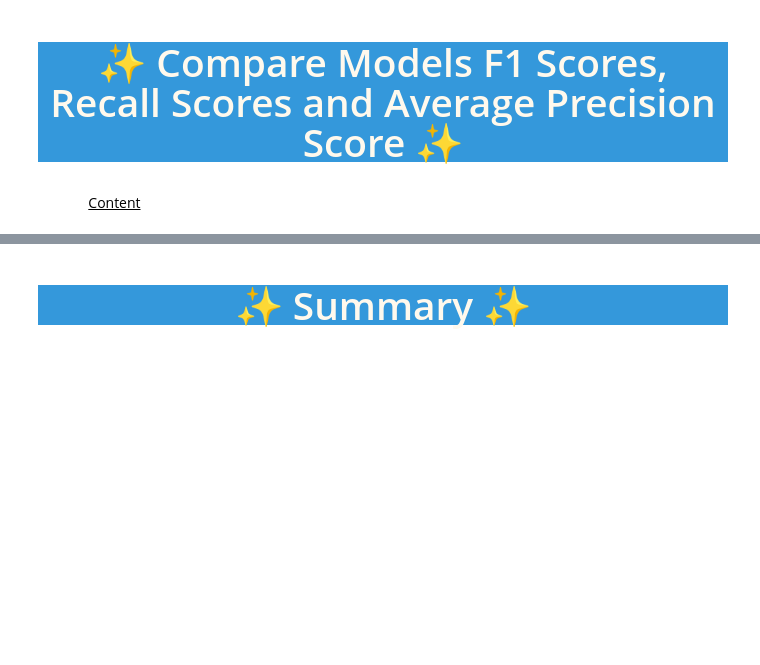
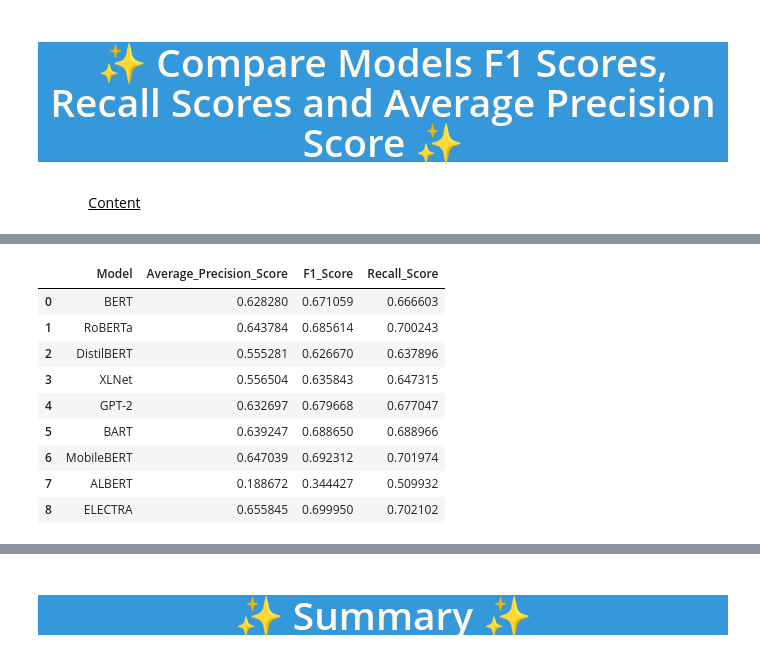
Before and after one commit to huseyincenik/nlp_natural_language_processing, a Jupyter notebook: projects/transformers_for_sentiment_classification/transformers-for-sentiment-classification-2.ipynb, the cells around one changed output, grey strips where cells are left out. Drawn from its saved outputs; the diff is of its cells as text; code cells hidden in the pictures; blank space fills up the shorter version.

Commit message:
Kaggle Notebook | 🤖Transformers for Sentiment Classification - 2📊 | Version 28

```diff
--- a/projects/transformers_for_sentiment_classification/transformers-for-sentiment-classification-2.ipynb
+++ b/projects/transformers_for_sentiment_classification/transformers-for-sentiment-classification-2.ipynb
@@ -1821,5 +2204,6 @@ print("Weighted Recall (ELECTRA):", electra_rec)
 
 [Credit](https://towardsdatascience.com/choosing-the-right-language-model-for-your-nlp-use-case-1288ef3c4929)
 # %%
-compare_1_scores =
+compare_1_scores = '/kaggle/input/transformers-1-scores/compare_1_scores.csv'
 compare_1 = pd.read_csv(compare_1_scores)
+compare_1
@@ -1833 +2233,18 @@ compare_2 = pd.DataFrame({
+# %%
+# İki DataFrame'i birleştirme
+compare = pd.concat([compare_1, compare_2], ignore_index=True)
+
+# Birleştirilmiş DataFrame'i görüntüleme
+compare
+# %% [output]
+|  | Model | Average_Precision_Score | F1_Score | Recall_Score |
+| 0 | BERT | 0.628280 | 0.671059 | 0.666603 |
+| 1 | RoBERTa | 0.643784 | 0.685614 | 0.700243 |
+| 2 | DistilBERT | 0.555281 | 0.626670 | 0.637896 |
+| 3 | XLNet | 0.556504 | 0.635843 | 0.647315 |
+| 4 | GPT-2 | 0.632697 | 0.679668 | 0.677047 |
+| 5 | BART | 0.639247 | 0.688650 | 0.688966 |
+| 6 | MobileBERT | 0.647039 | 0.692312 | 0.701974 |
+| 7 | ALBERT | 0.188672 | 0.344427 | 0.509932 |
+| 8 | ELECTRA | 0.655845 | 0.699950 | 0.702102 |
 # %%
```
Also changed, not shown: parts of 90 cells of this notebook.
